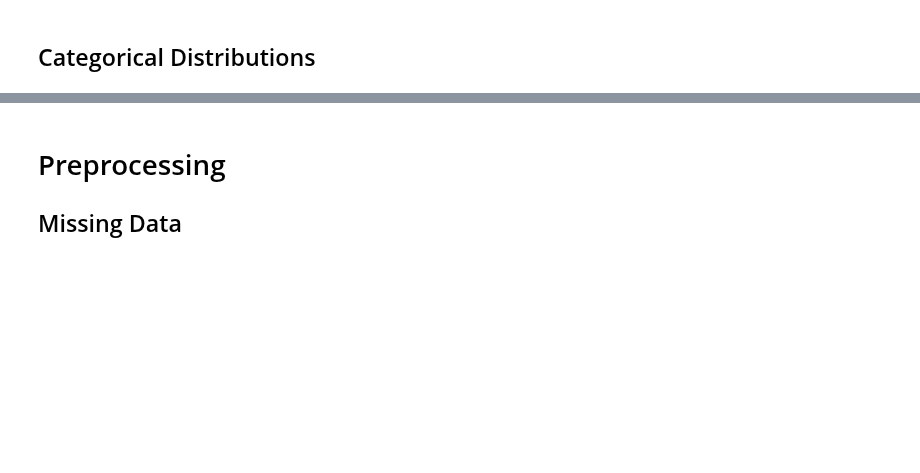
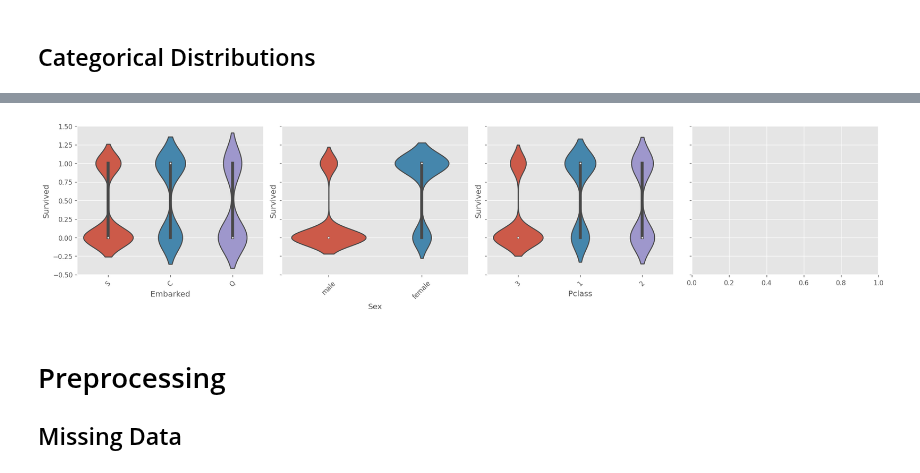
Before and after one commit to melling/ml-kaggle-titanic, a Jupyter notebook: titanic-eda01-biased-outliers.ipynb, the cells around one changed output, grey strips where cells are left out. Cells and saved outputs as stored; diff of their text form; code cells hidden in the pictures; blank space fills up the shorter version.

```diff
--- a/titanic-eda01-biased-outliers.ipynb
+++ b/titanic-eda01-biased-outliers.ipynb
@@ -310,6 +311,18 @@ def check_skew(df:pd.DataFrame):
 def check_kurtosis(df:pd.DataFrame):
     kurtosis = df.kurtosis(skipna=True, numeric_only=True).sort_values(ascending=False)
     print(kurtosis)
+
+def violin_plots(df: pd.DataFrame, target, cat_features:List[str]):
+    fig, ax = plt.subplots(nrows=math.ceil(len(cat_features) / 4), ncols=4, figsize=(22, 1.4*len(cat_features)), sharey=True, dpi=120)
+
+    for col, subplot in zip(cat_features, ax.flatten()):
+        freq = df[col].value_counts()
+        subplot.ticklabel_format(style='plain')
+#         plt.ylim([0, 800000])
+        plt.subplots_adjust(wspace=.1,hspace=.4)
+        for tick in subplot.get_xticklabels():
+            tick.set_rotation(45)
+        sns.violinplot(data=df, x=col, y=target, order=freq.index, ax=subplot)
 # %% [markdown]
 # Load Data and Analyze
 
@@ -435,3 +449,7 @@ Feature: Sex
+# %%
+violin_plots(train, TARGET, categorical_features)
+# %% [output]
+[figure, added]
 # %% [markdown]
 # Preprocessing
 
```
Also changed, not shown: parts of 4 cells of this notebook.
